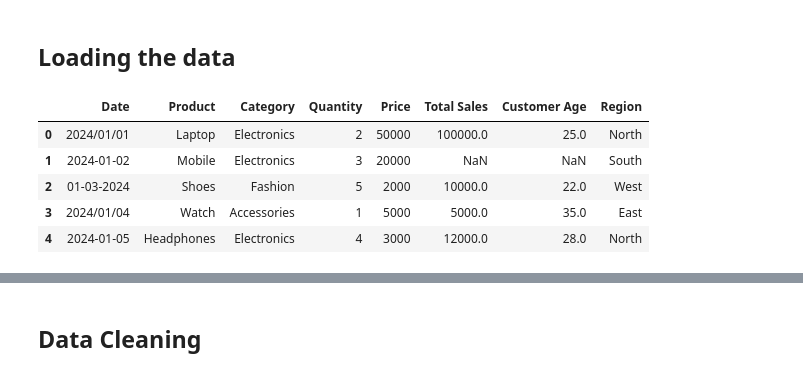
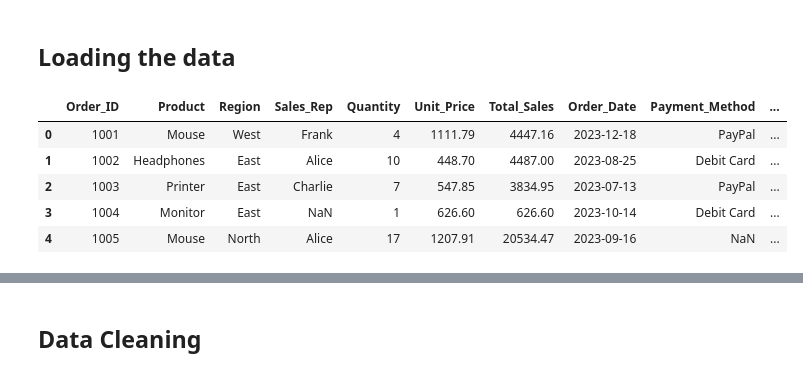
Before and after one commit to vigneshvungarala/sales_Analyzer, a Jupyter notebook: Sales_Data_Analyzer.ipynb, the cells around one changed output, grey strips where cells are left out. Drawn from its saved outputs; the diff is of its cells as text; code cells hidden in the pictures.

```diff
--- a/Sales_Data_Analyzer.ipynb
+++ b/Sales_Data_Analyzer.ipynb
@@ -10,12 +10,12 @@ Saving raw_sales_data.csv to raw_sales_data.csv
 ## Loading the data
 # %%
 import pandas as pd
-sales_data=pd.read_csv("raw_sales_data.csv")
+sales_data=pd.read_csv("large_sales_data.csv")
 sales_data.head()
 # %% [output]
-|  | Date | Product | Category | Quantity | Price | Total Sales | Customer Age | Region |
-| 0 | 2024/01/01 | Laptop | Electronics | 2 | 50000 | 100000.0 | 25.0 | North |
-| 1 | 2024-01-02 | Mobile | Electronics | 3 | 20000 | NaN | NaN | South |
-| 2 | 01-03-2024 | Shoes | Fashion | 5 | 2000 | 10000.0 | 22.0 | West |
-| 3 | 2024/01/04 | Watch | Accessories | 1 | 5000 | 5000.0 | 35.0 | East |
-| 4 | 2024-01-05 | Headphones | Electronics | 4 | 3000 | 12000.0 | 28.0 | North |
+|  | Order_ID | Product | Region | Sales_Rep | Quantity | Unit_Price | Total_Sales | Order_Date | Payment_Method | ... |
+| 0 | 1001 | Mouse | West | Frank | 4 | 1111.79 | 4447.16 | 2023-12-18 | PayPal | ... |
+| 1 | 1002 | Headphones | East | Alice | 10 | 448.70 | 4487.00 | 2023-08-25 | Debit Card | ... |
+| 2 | 1003 | Printer | East | Charlie | 7 | 547.85 | 3834.95 | 2023-07-13 | PayPal | ... |
+| 3 | 1004 | Monitor | East | NaN | 1 | 626.60 | 626.60 | 2023-10-14 | Debit Card | ... |
+| 4 | 1005 | Mouse | North | Alice | 17 | 1207.91 | 20534.47 | 2023-09-16 | NaN | ... |
```
Also changed, not shown: parts of 12 cells of this notebook.
